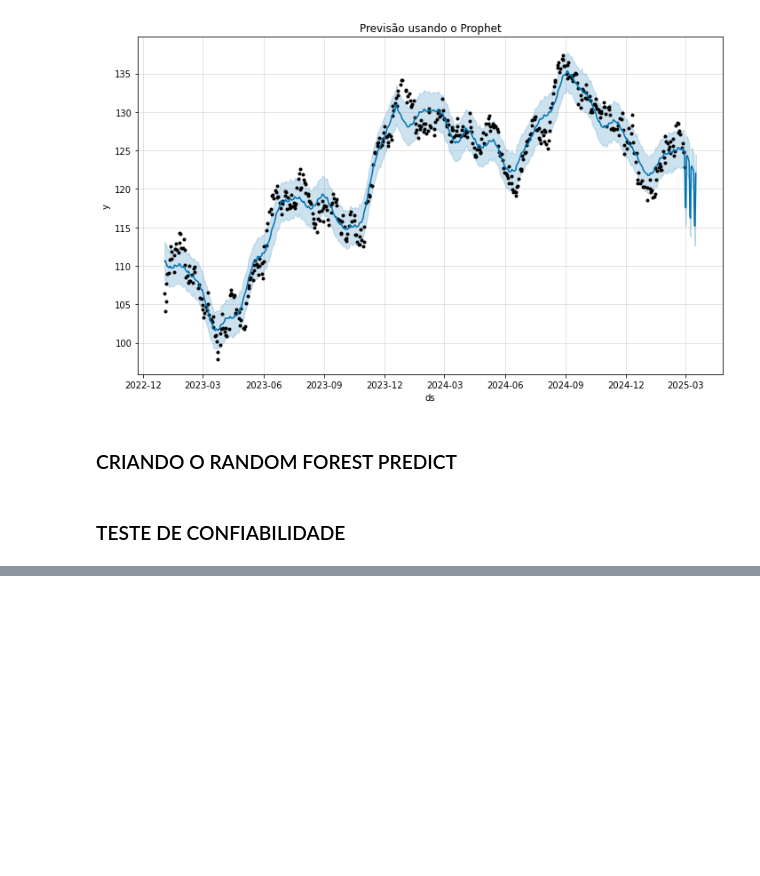
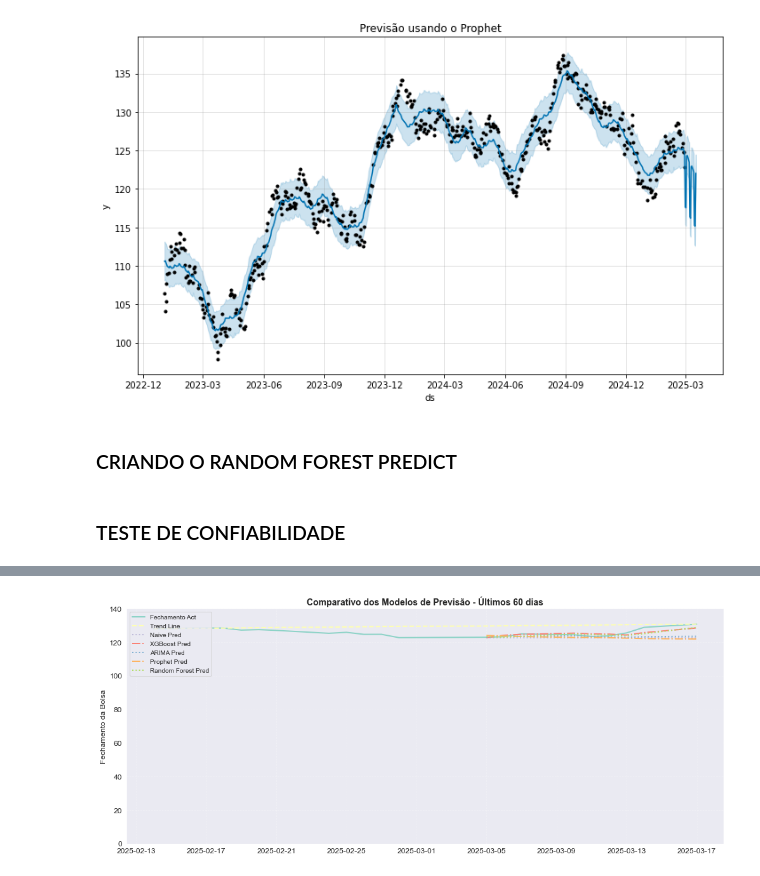
Before and after one commit to luishrufino/previsao_ibovespa, a Jupyter notebook: Machine Code.ipynb, the cells around one changed output, grey strips where cells are left out. Saved outputs shown, nothing was run; the diff lists cells and outputs as text; code cells hidden in the pictures; blank space fills up the shorter version.

```diff
--- a/Machine Code.ipynb
+++ b/Machine Code.ipynb
@@ -469,0 +473,42 @@ See the caveats in the documentation: https://pandas.pydata.org/pandas-docs/stab
+# %%
+import matplotlib.pyplot as plt
+import seaborn as sns
+
+# Aplicando estilo escuro
+# plt.style.use('dark_background')  # Tema escuro do matplotlib
+# sns.set_style("darkgrid")         # Grade com fundo escuro (opcional)
+
+plt.rcParams['font.size'] = 12
+plt.rcParams['axes.titlesize'] = 14
+plt.rcParams['axes.labelsize'] = 12
+
+# Dados
+historic_filter = historic_df.tail(20).copy()
+delta_date = historic_filter['Último'].iloc[-1] - historic_filter['Último'].iloc[0]
+line_trend = delta_date / (len(historic_filter) - 1)
+historic_filter['Trend'] = (line_trend * range(len(historic_filter))) + historic_filter['Último'].iloc[0]
+naive_filter = naive_pred.tail(20)
+
+# Plot
+fig, ax = plt.subplots(figsize=(14, 6))
+
+# Plot das linhas (sem definir cores manualmente)
+ax.plot(historic_filter.index, historic_filter['Último'], linewidth=2, label='Fechamento Act')
+ax.plot(historic_filter.index, historic_filter['Trend'], linestyle='--', linewidth=2, label='Trend Line')
+ax.plot(df_test.index, naive_filter.loc[df_test.index], linestyle=':', linewidth=2, label='Naive Pred')
+ax.plot(df_test.index, xgb_pred_df.loc[df_test.index], linestyle='-.', linewidth=2, label='XGBoost Pred')
+ax.plot(df_test.index, arima_pred_df.loc[df_test.index], linestyle=':', linewidth=2, label='ARIMA Pred')
+ax.plot(df_test.index, prophet_pred_df.loc[df_test.index], linestyle='-.', linewidth=2, label='Prophet Pred')
+ax.plot(df_test.index, rf_pred_df.loc[df_test.index], linestyle=':', linewidth=2, label='Random Forest Pred')
+
+# Layout
+ax.set_ylabel('Fechamento da Bolsa', fontsize=12)
+ax.set_title('Comparativo dos Modelos de Previsão - Últimos 60 dias', fontsize=14, weight='bold')
+ax.set_ylim(bottom=0, top=140)
+ax.legend(loc='upper left', frameon=True, fontsize=10)
+ax.grid(True, linestyle='--', alpha=0.3)
+
+plt.tight_layout()
+plt.show()
+# %% [output]
+[figure, added]
```
Also changed, not shown: parts of 3 cells of this notebook.
